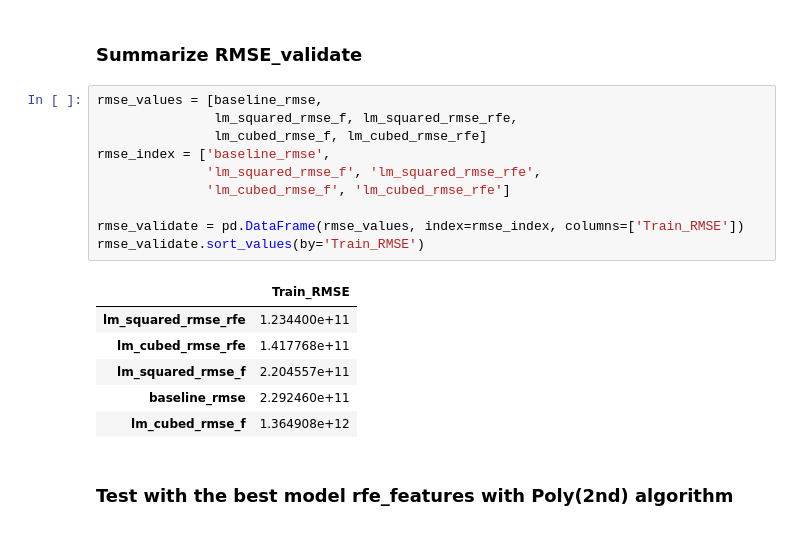
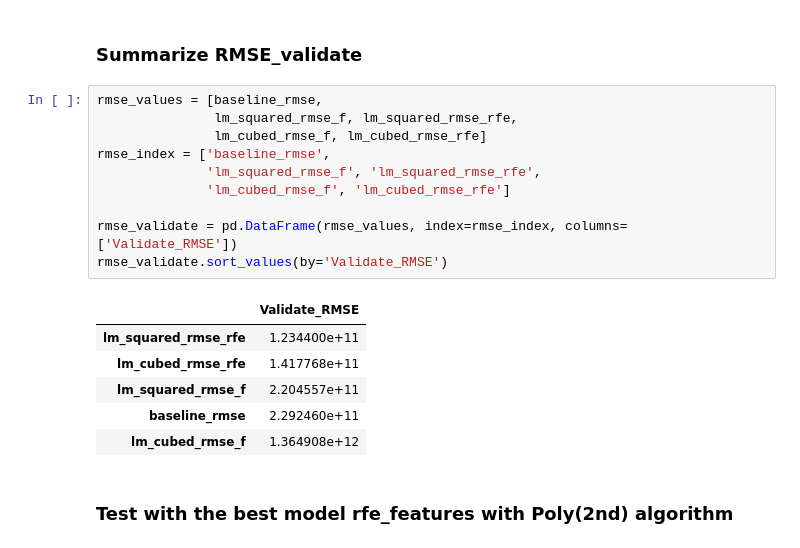
Before and after one commit to Estimating-Home-Value/Predicting-Tax-Assessed-Home-Values, a Jupyter notebook: scratchpad_shi.ipynb, the cells around one changed output. Cells and saved outputs as stored; diff of their text form.

```diff
--- a/scratchpad_shi.ipynb
+++ b/scratchpad_shi.ipynb
@@ -1979,15 +1979,15 @@ plot_residuals_percentage(y_validate, lm_squared_pred_rfe, 'f_features')
 # %%
 rmse_values = [baseline_rmse,
                lm_squared_rmse_f, lm_squared_rmse_rfe,
                lm_cubed_rmse_f, lm_cubed_rmse_rfe]
 rmse_index = ['baseline_rmse',
               'lm_squared_rmse_f', 'lm_squared_rmse_rfe',
               'lm_cubed_rmse_f', 'lm_cubed_rmse_rfe']
 
-rmse_validate = pd.DataFrame(rmse_values, index=rmse_index, columns=['Train_RMSE'])
-rmse_validate.sort_values(by='Train_RMSE')
+rmse_validate = pd.DataFrame(rmse_values, index=rmse_index, columns=['Validate_RMSE'])
+rmse_validate.sort_values(by='Validate_RMSE')
 # %% [output]
-|  | Train_RMSE |
+|  | Validate_RMSE |
 | lm_squared_rmse_rfe | 1.234400e+11 |
 | lm_cubed_rmse_rfe | 1.417768e+11 |
 | lm_squared_rmse_f | 2.204557e+11 |
```
Also changed, not shown: parts of 8 cells of this notebook.
